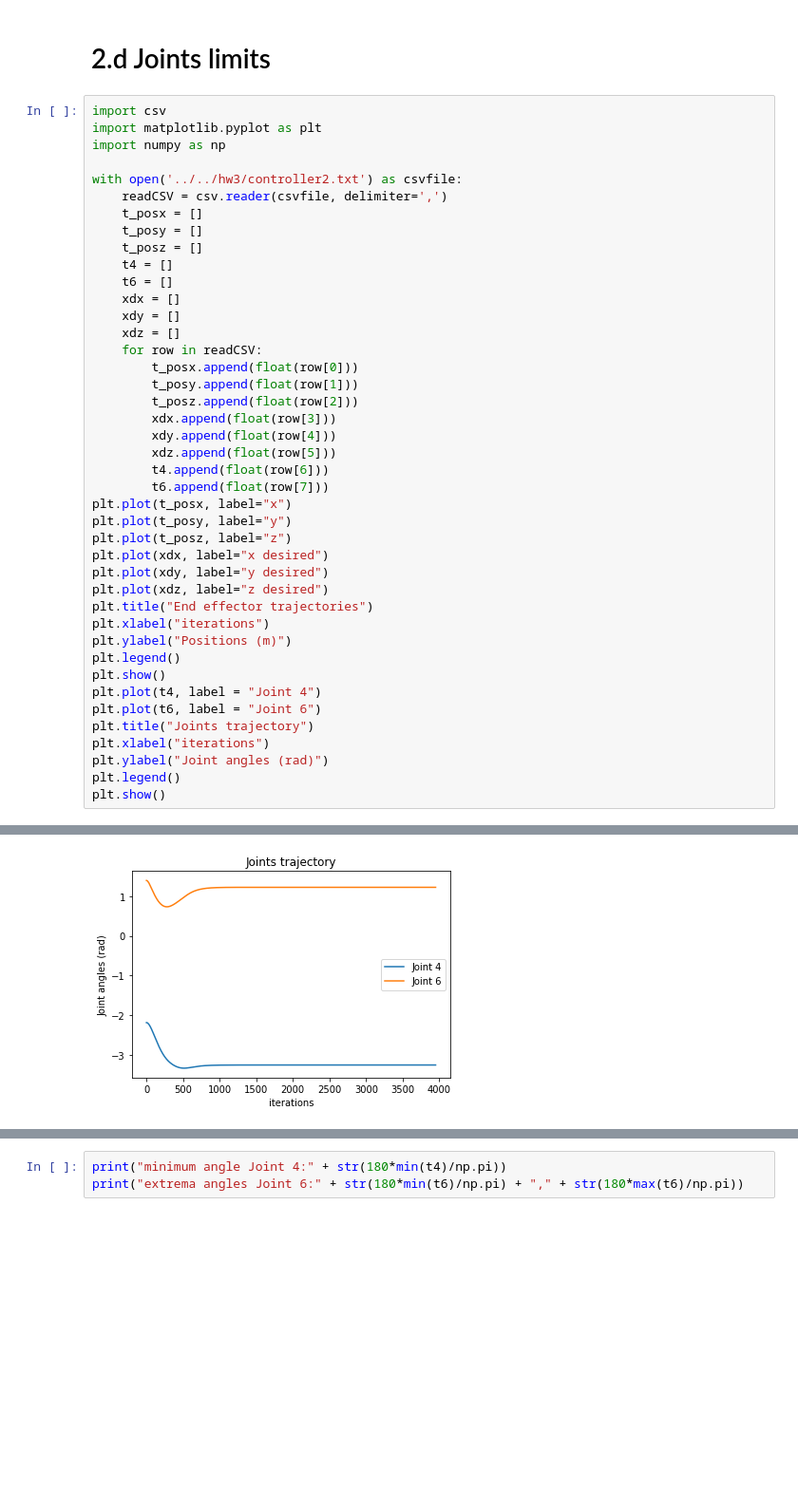
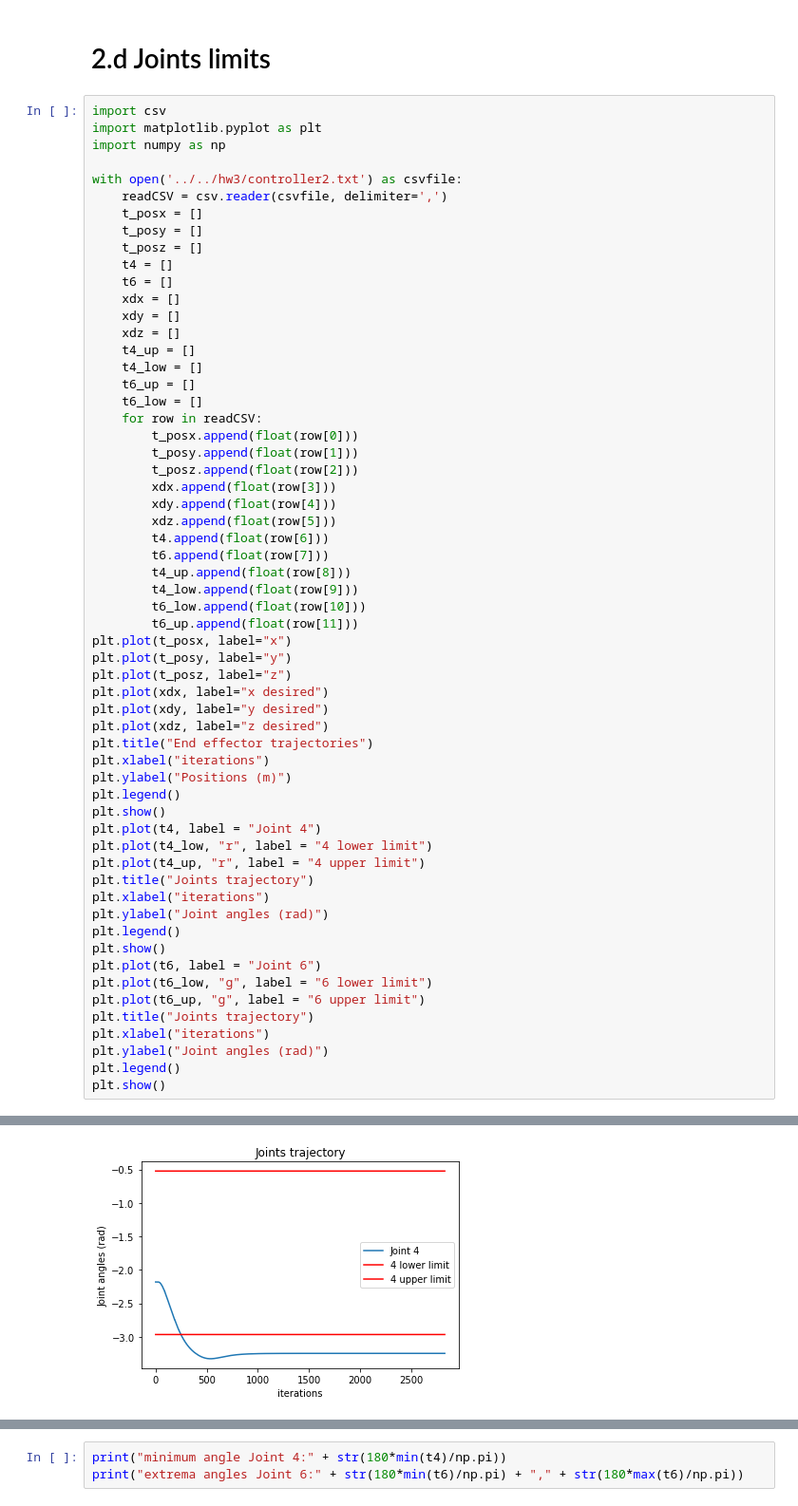
Before and after one commit to EleonoreJ/cs225a, a Jupyter notebook: bin/hw3/Controller2.ipynb, the cells around one changed output, grey strips where cells are left out. Shown at 95% size. Cells and saved outputs as stored; diff of their text form; blank space fills up the shorter version.

```diff
--- a/bin/hw3/Controller2.ipynb
+++ b/bin/hw3/Controller2.ipynb
@@ -15,6 +15,10 @@ with open('../../hw3/controller2.txt') as csvfile:
     xdx = []
     xdy = []
     xdz = []
+    t4_up = []
+    t4_low = []
+    t6_up = []
+    t6_low = []
     for row in readCSV:
         t_posx.append(float(row[0]))
         t_posy.append(float(row[1]))
@@ -24,6 +28,10 @@ with open('../../hw3/controller2.txt') as csvfile:
         xdz.append(float(row[5]))
         t4.append(float(row[6]))
         t6.append(float(row[7]))
+        t4_up.append(float(row[8]))
+        t4_low.append(float(row[9]))
+        t6_low.append(float(row[10]))
+        t6_up.append(float(row[11]))
 plt.plot(t_posx, label="x")
 plt.plot(t_posy, label="y")
 plt.plot(t_posz, label="z")
@@ -36,10 +44,19 @@ plt.ylabel("Positions (m)")
 plt.legend()
 plt.show()
 plt.plot(t4, label = "Joint 4")
-plt.plot(t6, label = "Joint 6")
+plt.plot(t4_low, "r", label = "4 lower limit")
+plt.plot(t4_up, "r", label = "4 upper limit")
 plt.title("Joints trajectory")
 plt.xlabel("iterations")
 plt.ylabel("Joint angles (rad)")
 plt.legend()
 plt.show()
+plt.plot(t6, label = "Joint 6")
+plt.plot(t6_low, "g", label = "6 lower limit")
+plt.plot(t6_up, "g", label = "6 upper limit")
+plt.title("Joints trajectory")
+plt.xlabel("iterations")
+plt.ylabel("Joint angles (rad)")
+plt.legend()
+plt.show()
 # %% [output]
@@ -47 +64 @@ plt.show()
-[figure, old version]
+[figure, new version]
```
Also changed, not shown: parts of 6 cells of this notebook, 1 other file.
